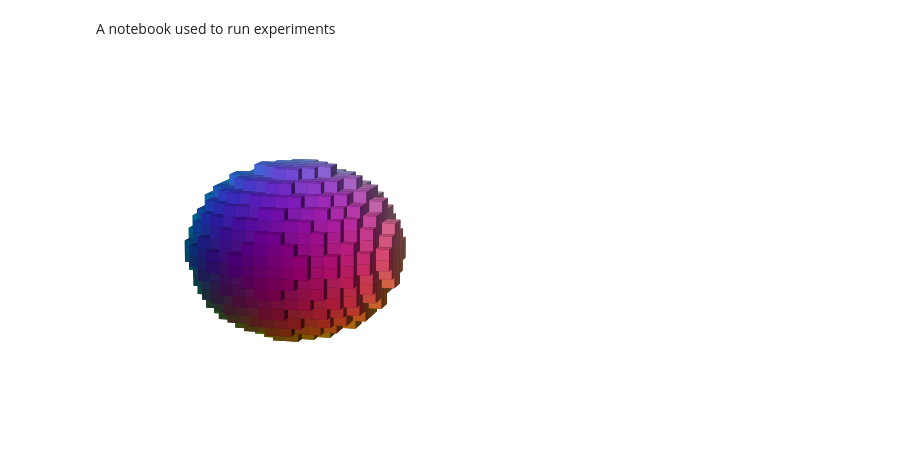
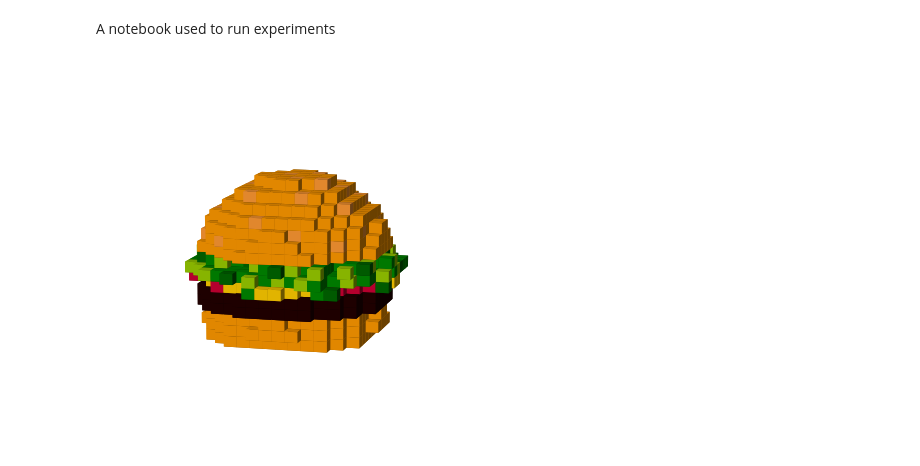
Before and after one commit to mravelo5874/neural-cellular-automata, a Jupyter notebook: _5_voxel_nca/experiments.ipynb, the cells around one changed output. Cells and saved outputs as stored; diff of their text form; code cells hidden in the pictures.

```diff
--- a/_5_voxel_nca/experiments.ipynb
+++ b/_5_voxel_nca/experiments.ipynb
@@ -3,21 +3,21 @@ A notebook used to run experiments
 # %%
 # * EXPERIMENT: testing converting pytorch tensor to .obj file using new Vox function
 
 import torch
 import numpy as np
 from scripts.vox.Vox import Vox
 
 # target_file = '../voxnp/sphere16.npy'
 
 # with open(target_file, 'rb') as f:
 #     target_ten = torch.from_numpy(np.load(f))
 
-vox = Vox().load_from_file('../vox/rubiks_black_cube.vox')
+vox = Vox().load_from_file('../vox/burger.vox')
 vox.render()
 
-vox.save_to_obj('rubiks', 0.1)
+vox.save_to_obj('burger', 0.1)
 # %% [output]
-[figure, old version]
+[figure, new version]
 # %%
 # * EXPERIMENT: testing converting pytorch tensor to .obj file
 
```
Also changed, not shown: parts of 1 cell of this notebook, 16 other files.
